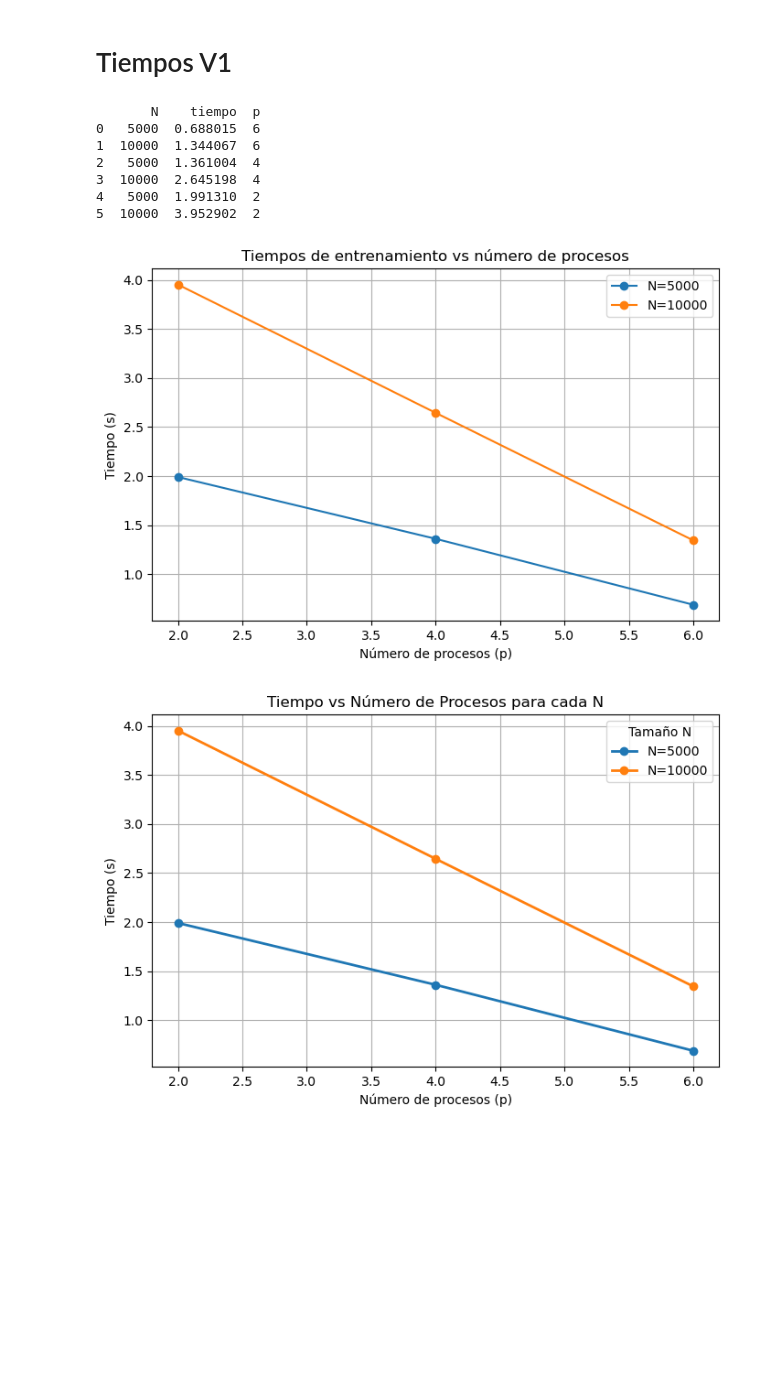
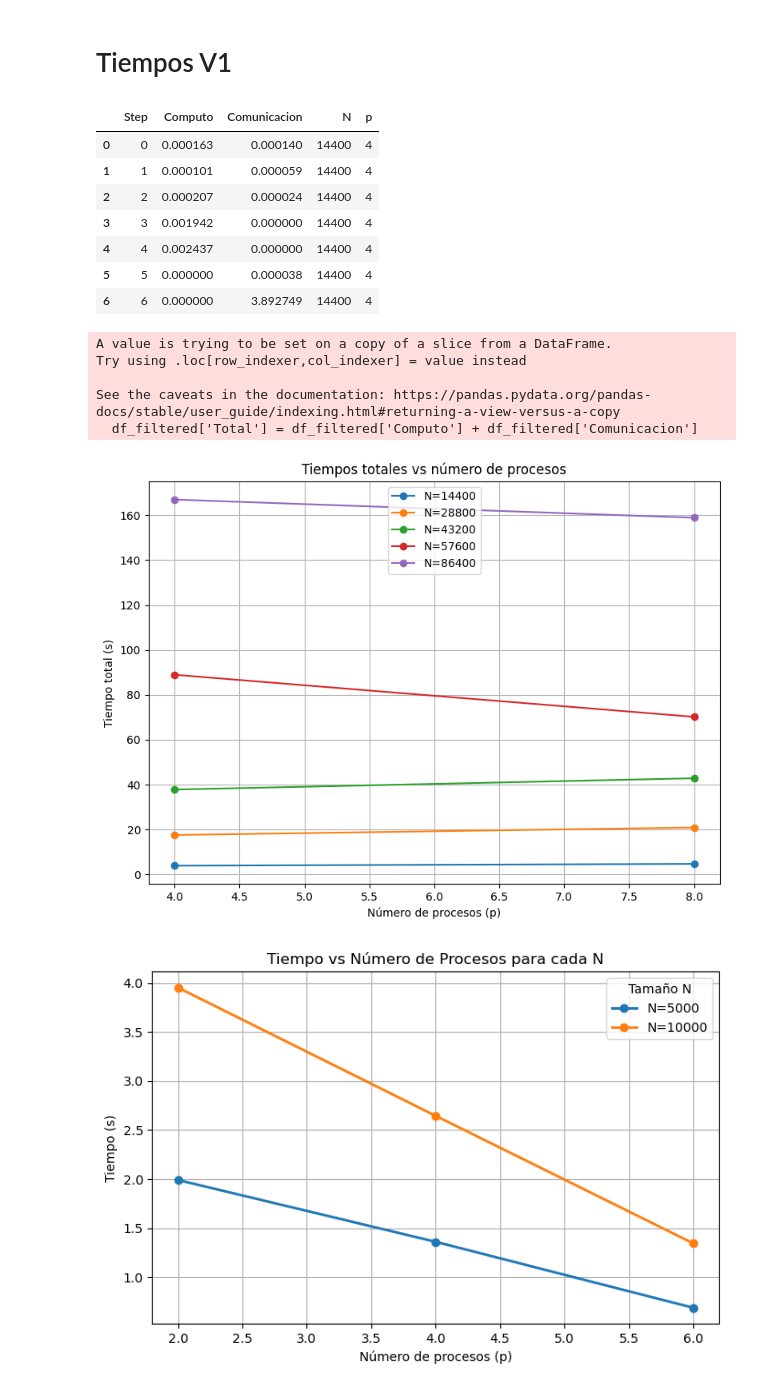
Before and after one commit to marcelino123455/ProyectoParalela, a Jupyter notebook: graficador.ipynb, the cells around one changed output. Drawn from its saved outputs; the diff is of its cells as text; code cells hidden in the pictures; blank space fills up the shorter version.

```diff
--- a/graficador.ipynb
+++ b/graficador.ipynb
@@ -20,29 +20,43 @@ for p in procesos:
 
 
 df_all = pd.concat(all_data, ignore_index=True)
-print(df_all)
+display(df_all.head(7))
 # %% [output]
-       N    tiempo  p
-0   5000  0.688015  6
-1  10000  1.344067  6
-2   5000  1.361004  4
-3  10000  2.645198  4
-4   5000  1.991310  2
-5  10000  3.952902  2
+|  | Step | Computo | Comunicacion | N | p |
+| 0 | 0 | 0.000163 | 0.000140 | 14400 | 4 |
+| 1 | 1 | 0.000101 | 0.000059 | 14400 | 4 |
+| 2 | 2 | 0.000207 | 0.000024 | 14400 | 4 |
+| 3 | 3 | 0.001942 | 0.000000 | 14400 | 4 |
+| 4 | 4 | 0.002437 | 0.000000 | 14400 | 4 |
+| 5 | 5 | 0.000000 | 0.000038 | 14400 | 4 |
+| 6 | 6 | 0.000000 | 3.892749 | 14400 | 4 |
 # %%
-plt.figure(figsize=(8,5))
-for n in df_all['N'].unique():
-    df_n = df_all[df_all['N'] == n].sort_values('p')
-    plt.plot(df_n['p'], df_n['tiempo'], marker='o', label=f"N={n}")
+df_filtered = df_all[df_all['Step'] != 6]
+df_filtered = df_all[df_all['Step'] != 0]
+df_filtered['Total'] = df_filtered['Computo'] + df_filtered['Comunicacion']
+df_grouped = (
+    df_filtered
+    .groupby(['N', 'p'], as_index=False)[['Total']].sum()
+)
+plt.figure(figsize=(8, 6))
 
-plt.xlabel("Número de procesos (p)")
-plt.ylabel("Tiempo (s)")
-plt.title("Tiempos de entrenamiento vs número de procesos")
+for N, df_N in df_grouped.groupby('N'):
+    plt.plot(df_N['p'], df_N['Total'], marker='o', label=f'N={N}')
+
+plt.xlabel('Número de procesos (p)')
+plt.ylabel('Tiempo total (s)')
+plt.title('Tiempos totales vs número de procesos')
 plt.legend()
 plt.grid(True)
+plt.tight_layout()
 plt.show()
 # %% [output]
+A value is trying to be set on a copy of a slice from a DataFrame.
+Try using .loc[row_indexer,col_indexer] = value instead
+
+See the caveats in the documentation: https://pandas.pydata.org/pandas-docs/stable/user_guide/indexing.html#returning-a-view-versus-a-copy
+  df_filtered['Total'] = df_filtered['Computo'] + df_filtered['Comunicacion']
-[figure, old version]
+[figure, new version]
 # %%
 import matplotlib.pyplot as plt
 
```
Also changed, not shown: 20 other files.
